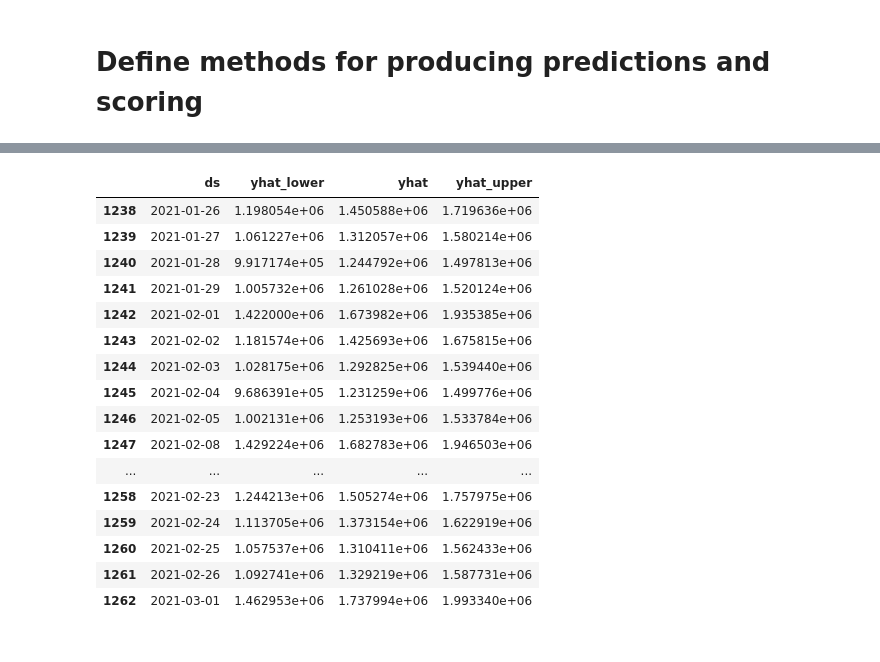
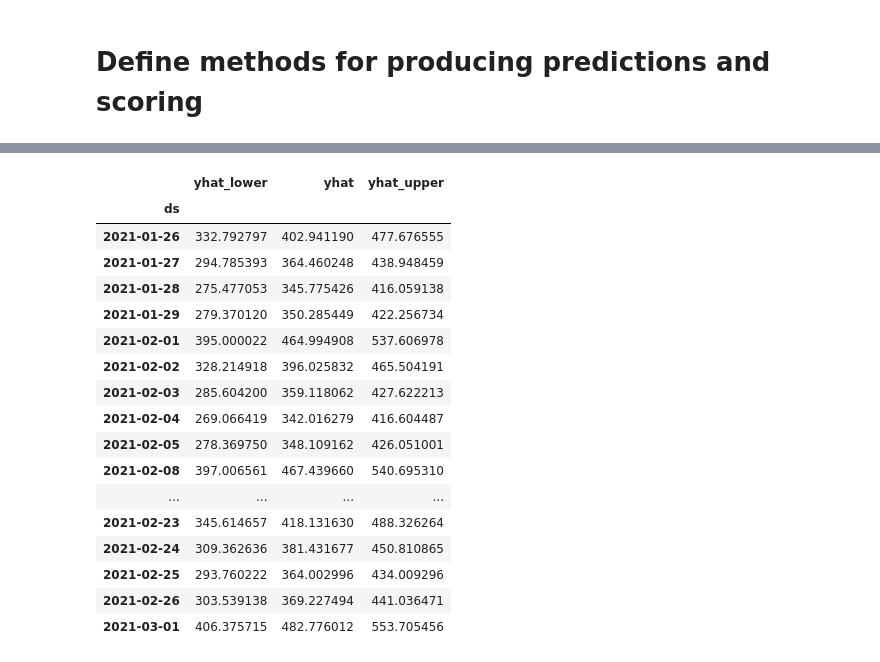
Before and after one commit to majickdave/dji_vol, a Jupyter notebook: notebooks/RIS Prediction Analysis.ipynb, the cells around one changed output, grey strips where cells are left out. Saved outputs shown, nothing was run; the diff lists cells and outputs as text; code cells hidden in the pictures.

```diff
--- a/notebooks/RIS Prediction Analysis.ipynb
+++ b/notebooks/RIS Prediction Analysis.ipynb
@@ -274,20 +290,23 @@ handle_time
+# %%
+forecast.index = forecast['ds']
 # %%
-forecast[['ds','yhat_lower', 'yhat', 'yhat_upper']].head(25)
+(forecast[['yhat_lower', 'yhat', 'yhat_upper']]/3600).head(25)
 # %% [output]
-|  | ds | yhat_lower | yhat | yhat_upper |
-| 1238 | 2021-01-26 | 1.198054e+06 | 1.450588e+06 | 1.719636e+06 |
-| 1239 | 2021-01-27 | 1.061227e+06 | 1.312057e+06 | 1.580214e+06 |
-| 1240 | 2021-01-28 | 9.917174e+05 | 1.244792e+06 | 1.497813e+06 |
-| 1241 | 2021-01-29 | 1.005732e+06 | 1.261028e+06 | 1.520124e+06 |
-| 1242 | 2021-02-01 | 1.422000e+06 | 1.673982e+06 | 1.935385e+06 |
-| 1243 | 2021-02-02 | 1.181574e+06 | 1.425693e+06 | 1.675815e+06 |
-| 1244 | 2021-02-03 | 1.028175e+06 | 1.292825e+06 | 1.539440e+06 |
-| 1245 | 2021-02-04 | 9.686391e+05 | 1.231259e+06 | 1.499776e+06 |
-| 1246 | 2021-02-05 | 1.002131e+06 | 1.253193e+06 | 1.533784e+06 |
-| 1247 | 2021-02-08 | 1.429224e+06 | 1.682783e+06 | 1.946503e+06 |
-| ... | ... | ... | ... | ... |
-| 1258 | 2021-02-23 | 1.244213e+06 | 1.505274e+06 | 1.757975e+06 |
-| 1259 | 2021-02-24 | 1.113705e+06 | 1.373154e+06 | 1.622919e+06 |
-| 1260 | 2021-02-25 | 1.057537e+06 | 1.310411e+06 | 1.562433e+06 |
-| 1261 | 2021-02-26 | 1.092741e+06 | 1.329219e+06 | 1.587731e+06 |
-| 1262 | 2021-03-01 | 1.462953e+06 | 1.737994e+06 | 1.993340e+06 |
+|  | yhat_lower | yhat | yhat_upper |
+| ds |  |  |  |
+| 2021-01-26 | 332.792797 | 402.941190 | 477.676555 |
+| 2021-01-27 | 294.785393 | 364.460248 | 438.948459 |
+| 2021-01-28 | 275.477053 | 345.775426 | 416.059138 |
+| 2021-01-29 | 279.370120 | 350.285449 | 422.256734 |
+| 2021-02-01 | 395.000022 | 464.994908 | 537.606978 |
+| 2021-02-02 | 328.214918 | 396.025832 | 465.504191 |
+| 2021-02-03 | 285.604200 | 359.118062 | 427.622213 |
+| 2021-02-04 | 269.066419 | 342.016279 | 416.604487 |
+| 2021-02-05 | 278.369750 | 348.109162 | 426.051001 |
+| 2021-02-08 | 397.006561 | 467.439660 | 540.695310 |
+| ... | ... | ... | ... |
+| 2021-02-23 | 345.614657 | 418.131630 | 488.326264 |
+| 2021-02-24 | 309.362636 | 381.431677 | 450.810865 |
+| 2021-02-25 | 293.760222 | 364.002996 | 434.009296 |
+| 2021-02-26 | 303.539138 | 369.227494 | 441.036471 |
+| 2021-03-01 | 406.375715 | 482.776012 | 553.705456 |
```
Also changed, not shown: parts of 2 cells of this notebook, 4 other files.
